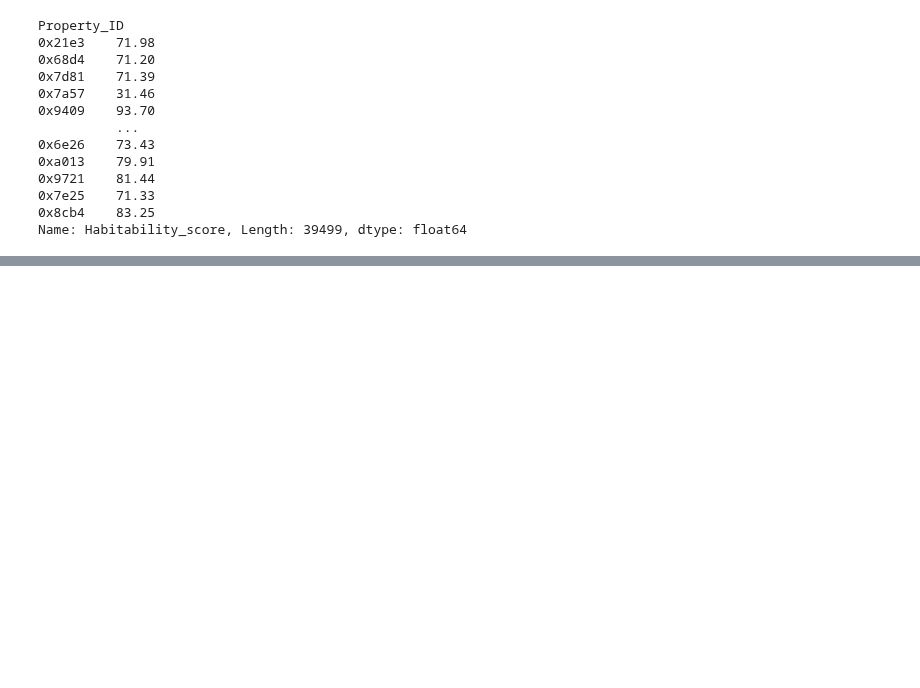
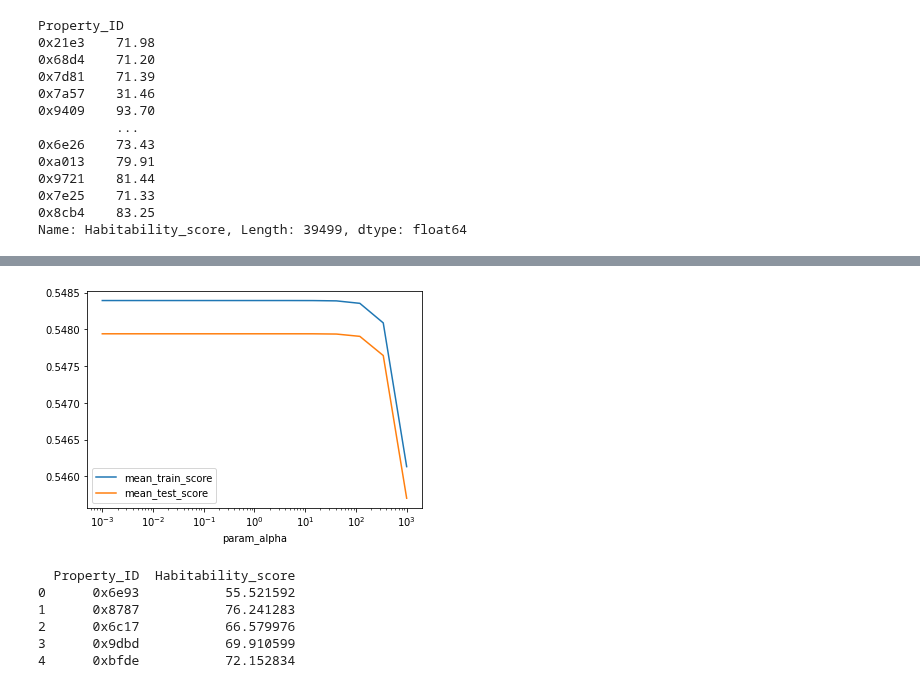
Before and after one commit to senbagaraman04/ml-basics, a Jupyter notebook: 2022/Hackerearth/ML-house/dataset/new-approach.ipynb, the cells around one changed output, grey strips where cells are left out. Saved outputs shown, nothing was run; the diff lists cells and outputs as text; code cells hidden in the pictures; blank space fills up the shorter version.

```diff
--- a/2022/Hackerearth/ML-house/dataset/new-approach.ipynb
+++ b/2022/Hackerearth/ML-house/dataset/new-approach.ipynb
@@ -430,0 +475,8 @@ output.head()
+# %%
+# Fit the Regression model
+import statsmodels.api as sm
+df = sm.add_constant(df)
+lr_sm = sm.OLS(y, df).fit()
+
+# Obtain the model summary
+print(lr_sm.summary())
@@ -430,0 +562,4 @@ output.head()
+# %%
+# Declare the range of alpha for which you need to run the model
+param_grid = {'alpha': np.logspace(-3, 3, 14)}
+print(param_grid)
@@ -430,0 +571,17 @@ output.head()
+# %%
+# Create a grid and fit the dataset
+grid = GridSearchCV(Ridge(), param_grid, cv=5, return_train_score=True)
+grid.fit(df, y)
+
+
+model_pipeline = Pipeline(steps=[("model_run", grid)
+])
+
+preds = model_pipeline.predict(df_test)
+output = pd.DataFrame({"Property_ID": df_test.index, "Habitability_score": preds})
+output.to_csv("new-grid.csv", index=False)
+print(output.head())
+
+# Obtain the model parameters with highest scores
+print(grid.best_params_)
+print(grid.best_score_)
@@ -430,0 +597,40 @@ output.head()
+# %%
+# Convert the grid results into a DataFrame and plot the train and test scores
+results = pd.DataFrame(grid.cv_results_)
+results.plot('param_alpha', 'mean_train_score', ax=plt.gca())
+results.plot('param_alpha', 'mean_test_score', ax=plt.gca())
+plt.legend()
+
+# Provide legend to plot and cpnvert x-axis to logarithmic scale
+plt.xscale("log")
+# %% [output]
+[figure, added]
+# %%
+#lasso Regression
+from sklearn.linear_model import Lasso
+# Create an instance of Lasso Regression implementation
+#
+lasso = Lasso(alpha=0.8)
+#
+# Fit the Lasso model
+#
+lasso.fit(df, y)
+#
+# Create the model score
+#
+lasso.score(df, y)
+
+model_pipeline = Pipeline(steps=[("model_run", lasso)
+])
+
+preds = model_pipeline.predict(df_test)
+output = pd.DataFrame({"Property_ID": df_test.index, "Habitability_score": preds})
+output.to_csv("new-lasso.csv", index=False)
+print(output.head())
+# %% [output]
+  Property_ID  Habitability_score
+0      0x6e93           55.521592
+1      0x8787           76.241283
+2      0x6c17           66.579976
+3      0x9dbd           69.910599
+4      0xbfde           72.152834
```
Also changed, not shown: parts of 15 cells of this notebook, 7 other files.
